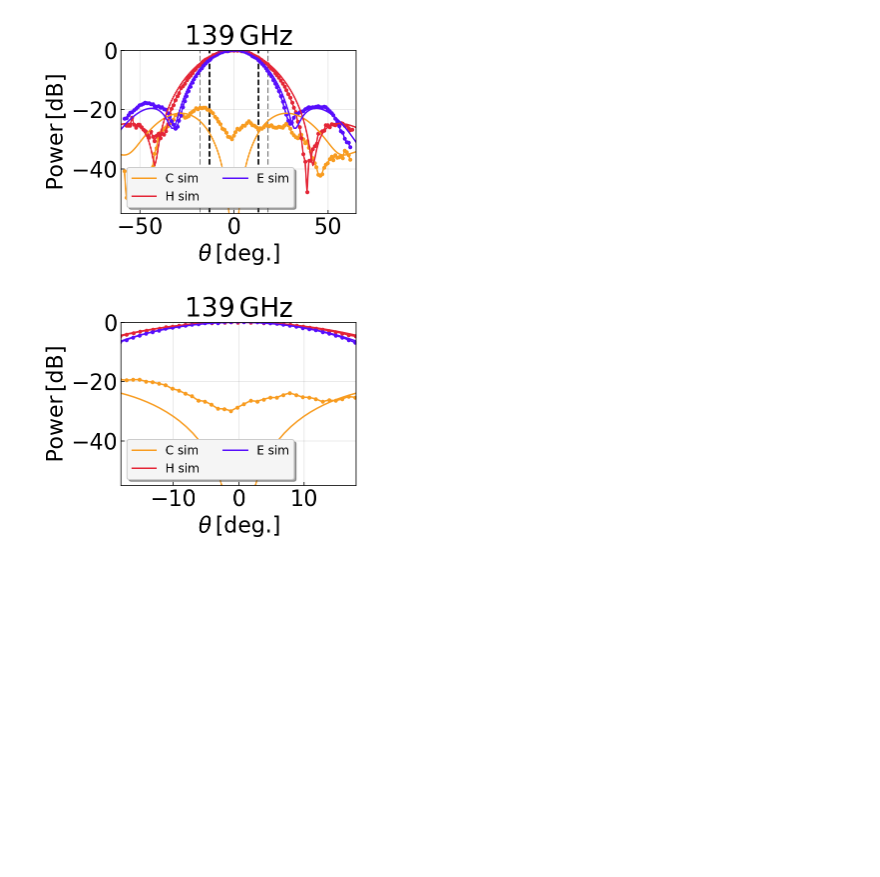
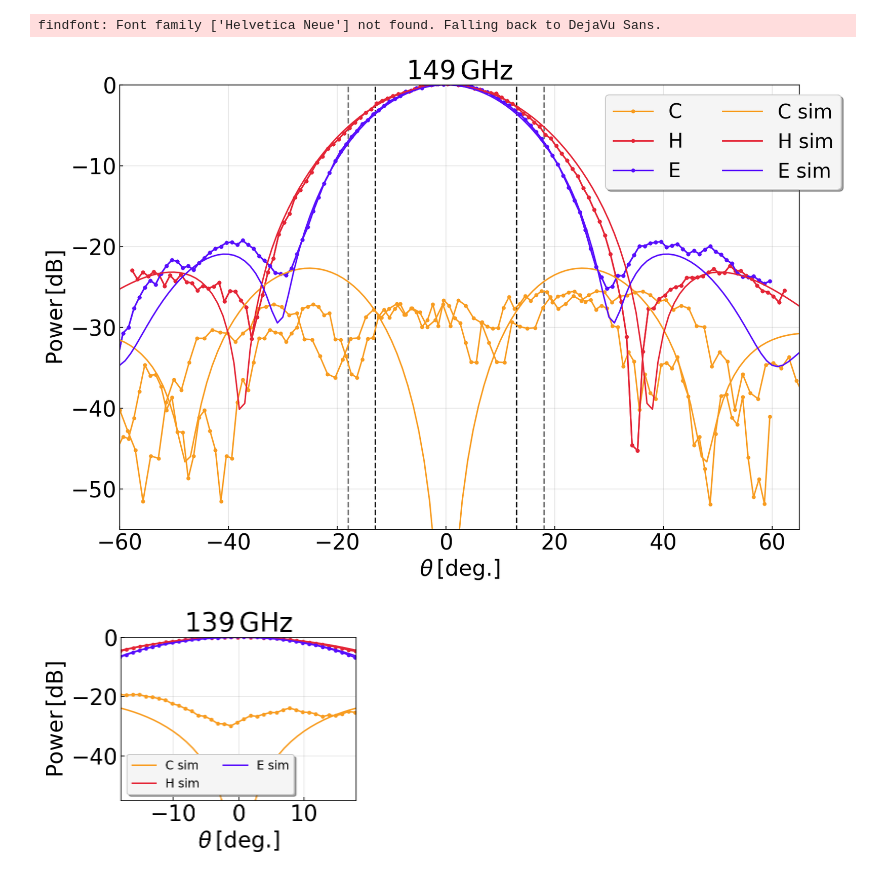
Before and after one commit to chesmore/so-feed, a Jupyter notebook: beam_map.ipynb, the cells around one changed output. Drawn from its saved outputs; the diff is of its cells as text; code cells hidden in the pictures; blank space fills up the shorter version.

Commit message:
work to plot the newly acquired high frequency beam map

```diff
--- a/beam_map.ipynb
+++ b/beam_map.ipynb
@@ -102,7 +102,7 @@ def beam_mapper1(freq, anglee, date, c):
 
             if jj==0:
                 angle=ang
-                popt,pcov=curve_fit(func,angle[(angle<20) & (angle>-20)],power[(angle<20) & (angle>-20)], p0=pguess)
+                popt,pcov=curve_fit(func,angle[(angle<10) & (angle>-10)],power[(angle<10) & (angle>-10)], p0=pguess)
                 beam_center_a=popt[1]
                 norm=popt[2]
                 shift[0]=popt[1]
@@ -157,10 +157,13 @@ def beam_mapper1(freq, anglee, date, c):
     thet_sim, e_sim1,h_sim1,c_sim1,thet_e1_A,e1_A,thet_h1_A,h1_A,thet_c1_A,c1_A = beam_plot(freq,anglee, date, c)
 
     #make plots
-    fig, ax = plt.subplots(1, 1,figsize = (5,4),sharey=True)
+    fig, ax = plt.subplots(1, 1,figsize = (12,8),sharey=True)
     e_col = '#e42536'
     h_col = '#570efc'
     c_col = '#f89c20'
+    ax.plot(thet_c1_A,c1_A,'.-',color = c_col,label = 'C')
+    ax.plot(thet_e1_A,e1_A,'.-',color = e_col,label = 'H')
+    ax.plot(thet_h1_A,h1_A,'.-',color = h_col,label = 'E')
     ax.plot(thet_h1_A,c1_A,'.-',color = c_col)
     ax.plot(thet_e1_A,e1_A,'.-',color = e_col)
     ax.plot(thet_h1_A,h1_A,'.-',color = h_col)
@@ -174,8 +177,8 @@ def beam_mapper1(freq, anglee, date, c):
     ax.set_xlim(-60,65)
     ax.set_ylim(-55,0)
 
-    lab_size = 12
-    ax.legend(ncol=2,fontsize = lab_size,loc = 3,shadow=True, facecolor="whitesmoke")
+    lab_size = 20
+    ax.legend(ncol=2,fontsize = lab_size, bbox_to_anchor = (0.7,1),shadow=True, facecolor="whitesmoke")
 
     ax.vlines(x=18,ymin = -60,ymax = 10,linestyle = 'dashed',color = 'grey')
     ax.vlines(x=-18,ymin = -60,ymax = 10,linestyle = 'dashed',color = 'grey')
@@ -186,9 +189,10 @@ def beam_mapper1(freq, anglee, date, c):
     plt.show()
     return
 # %%
-beam_mapper1(139,60, '21-1-2021',1)
+beam_mapper1(149,60, '21-1-2021',1)
 # %% [output]
+findfont: Font family ['Helvetica Neue'] not found. Falling back to DejaVu Sans.
-[figure, old version]
+[figure, new version]
 # %%
 #same function as above but with stopping angles
 def beam_mapper2(freq, anglee, date, c,stop_angle):
```
Also changed, not shown: 4 other files.
